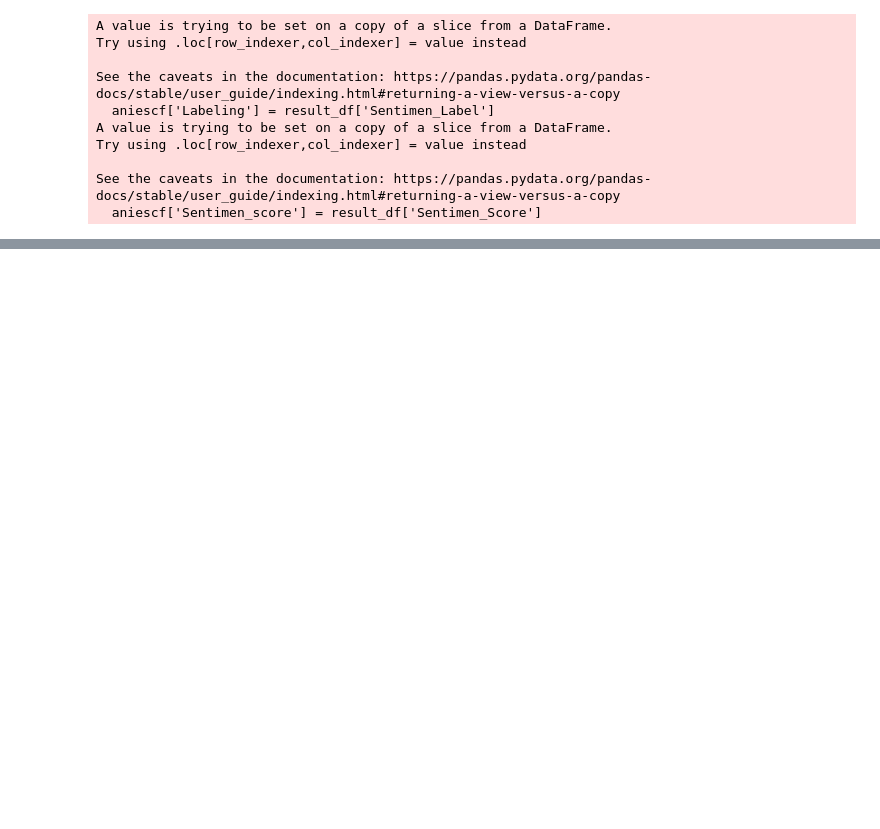
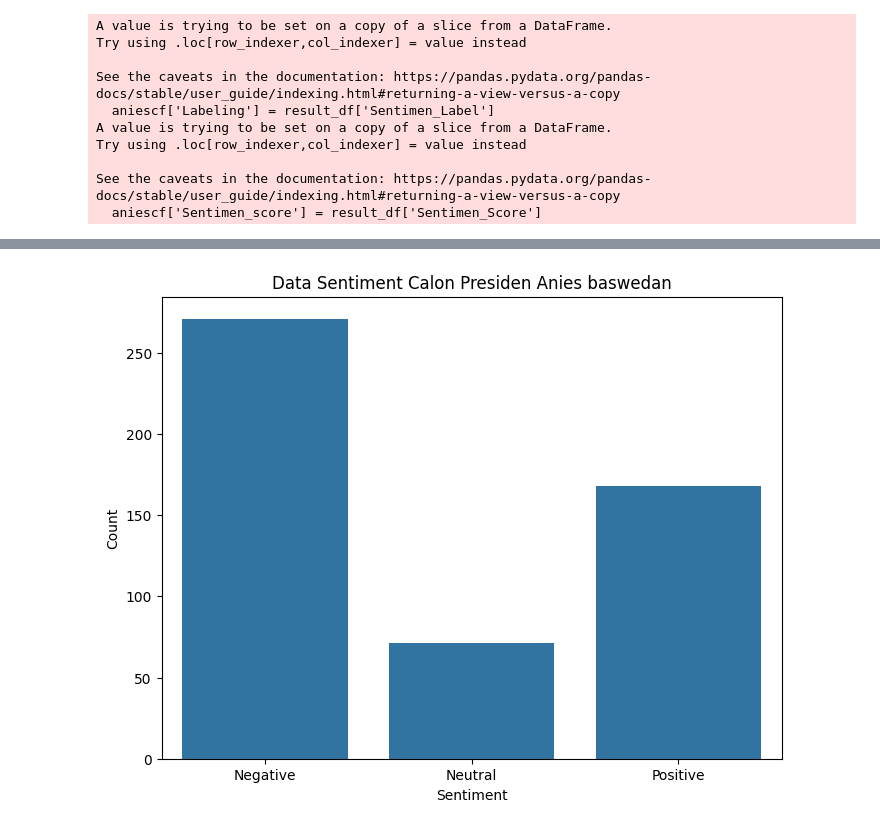
Before and after one commit to Alisya0910/SkripsiAlisya, a Jupyter notebook: DataPreprocessingAnies.ipynb, the cells around one changed output, grey strips where cells are left out. Drawn from its saved outputs; the diff is of its cells as text; code cells hidden in the pictures; blank space fills up the shorter version.

```diff
--- a/DataPreprocessingAnies.ipynb
+++ b/DataPreprocessingAnies.ipynb
@@ -443,0 +459,17 @@ senti_anies
+# %%
+import matplotlib.pyplot as plt
+import seaborn as sns
+
+# Count the occurrences of each sentiment
+sentiment_counts = dict(zip(*np.unique(senti_anies['Sentimen_value'], return_counts=True)))
+
+# Bar chart
+plt.figure(figsize=(8, 6))
+sns.barplot(x=list(sentiment_counts.keys()), y=list(sentiment_counts.values()))
+plt.title('Data Sentiment Calon Presiden Anies baswedan')
+plt.xlabel('Sentiment')
+plt.ylabel('Count')
+
+plt.show()
+# %% [output]
+[figure, added]
```
Also changed, not shown: parts of 26 cells of this notebook.
